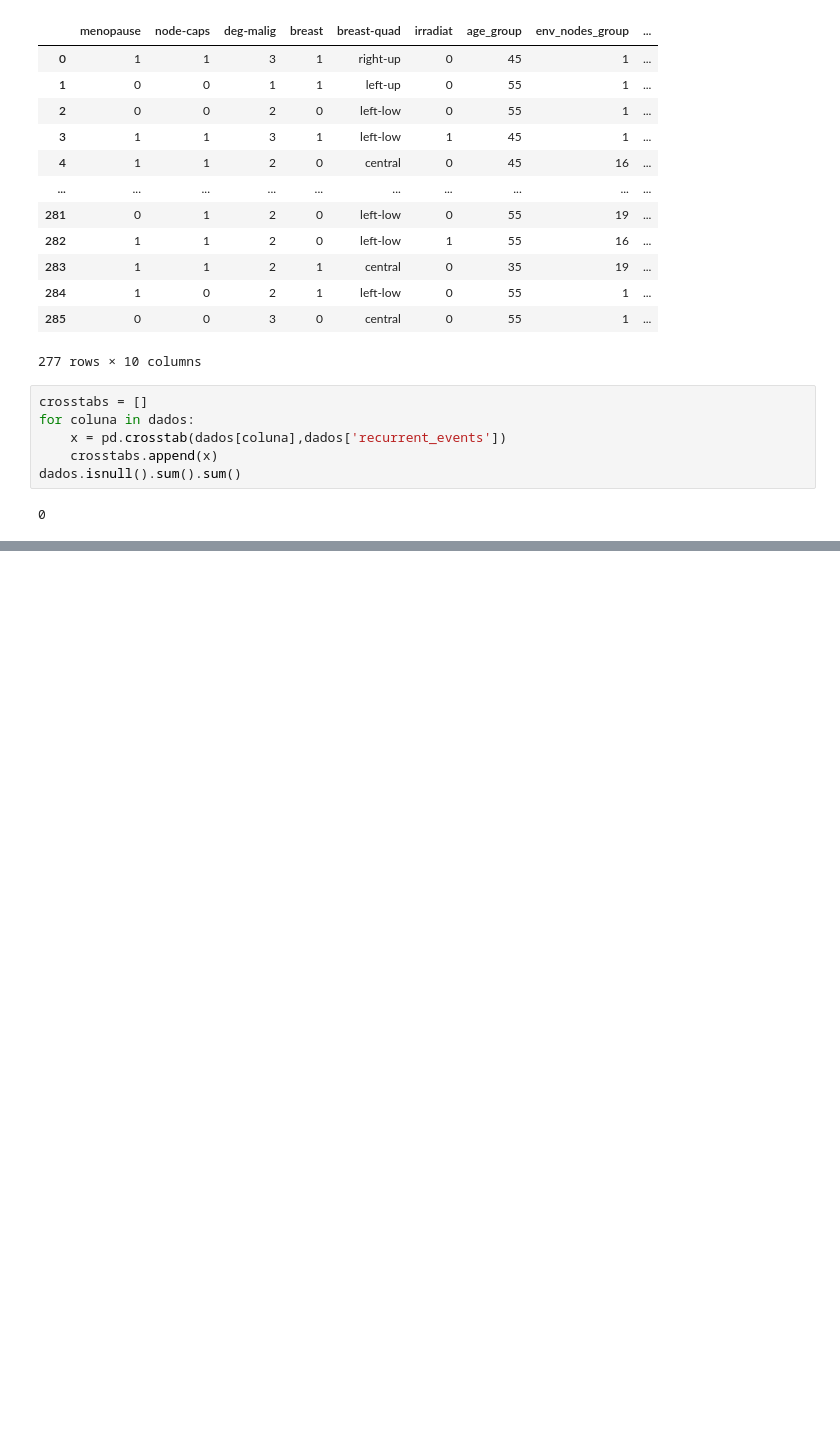
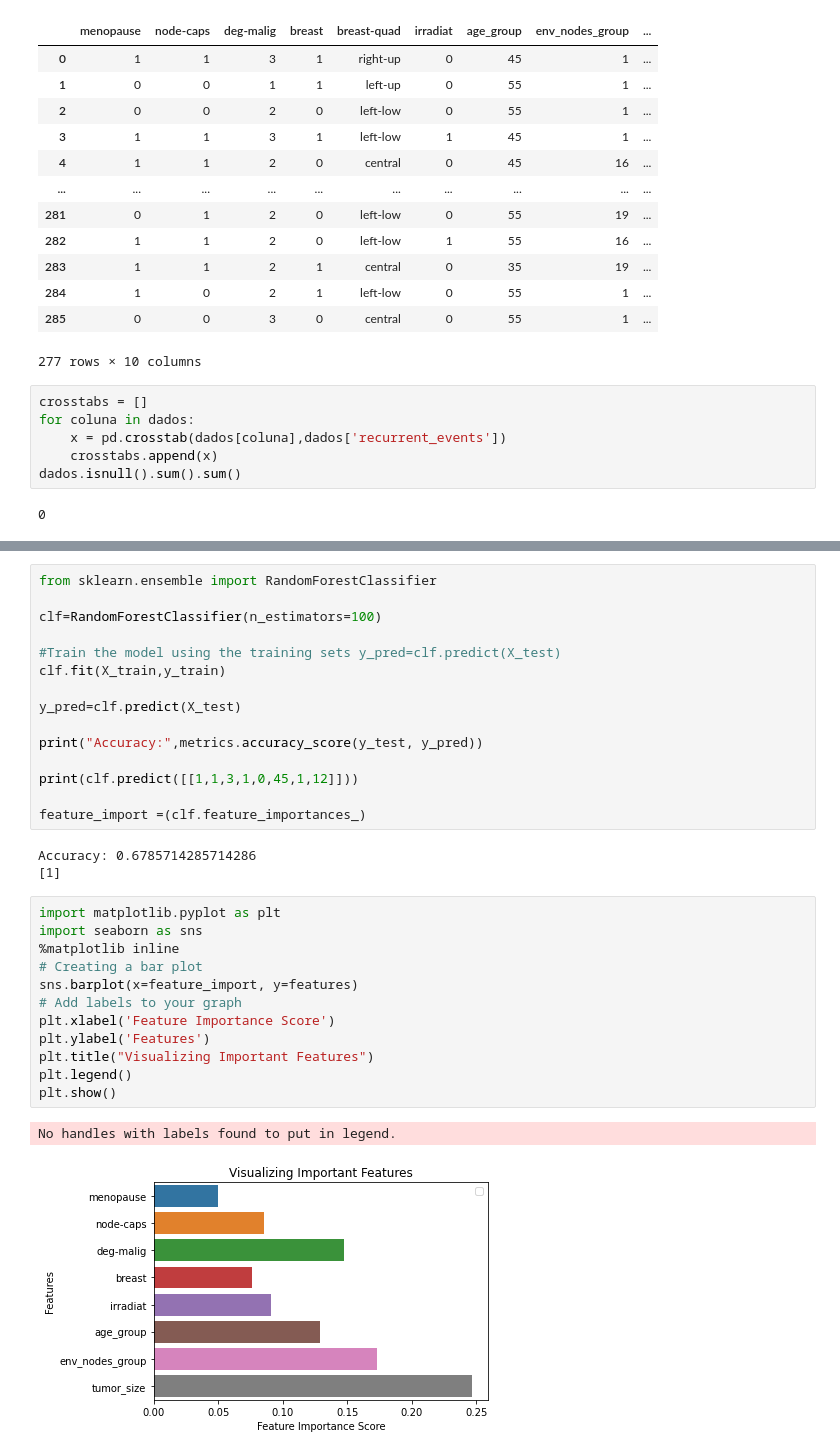
Before and after one commit to ParamedicLoaf/Projeto_2, a Jupyter notebook: Projeto 2.ipynb, the cells around one changed output, grey strips where cells are left out. Drawn from its saved outputs; the diff is of its cells as text; blank space fills up the shorter version.

```diff
--- a/Projeto 2.ipynb
+++ b/Projeto 2.ipynb
@@ -171,0 +176,33 @@ Accuracy: 0.5833333333333334
+# %%
+from sklearn.ensemble import RandomForestClassifier
+
+clf=RandomForestClassifier(n_estimators=100)
+
+#Train the model using the training sets y_pred=clf.predict(X_test)
+clf.fit(X_train,y_train)
+
+y_pred=clf.predict(X_test)
+
+print("Accuracy:",metrics.accuracy_score(y_test, y_pred))
+
+print(clf.predict([[1,1,3,1,0,45,1,12]]))
+
+feature_import =(clf.feature_importances_)
+# %% [output]
+Accuracy: 0.6785714285714286
+[1]
+# %%
+import matplotlib.pyplot as plt
+import seaborn as sns
+%matplotlib inline
+# Creating a bar plot
+sns.barplot(x=feature_import, y=features)
+# Add labels to your graph
+plt.xlabel('Feature Importance Score')
+plt.ylabel('Features')
+plt.title("Visualizing Important Features")
+plt.legend()
+plt.show()
+# %% [output]
+No handles with labels found to put in legend.
+[figure, added]
```
Also changed, not shown: parts of 1 cell of this notebook.
